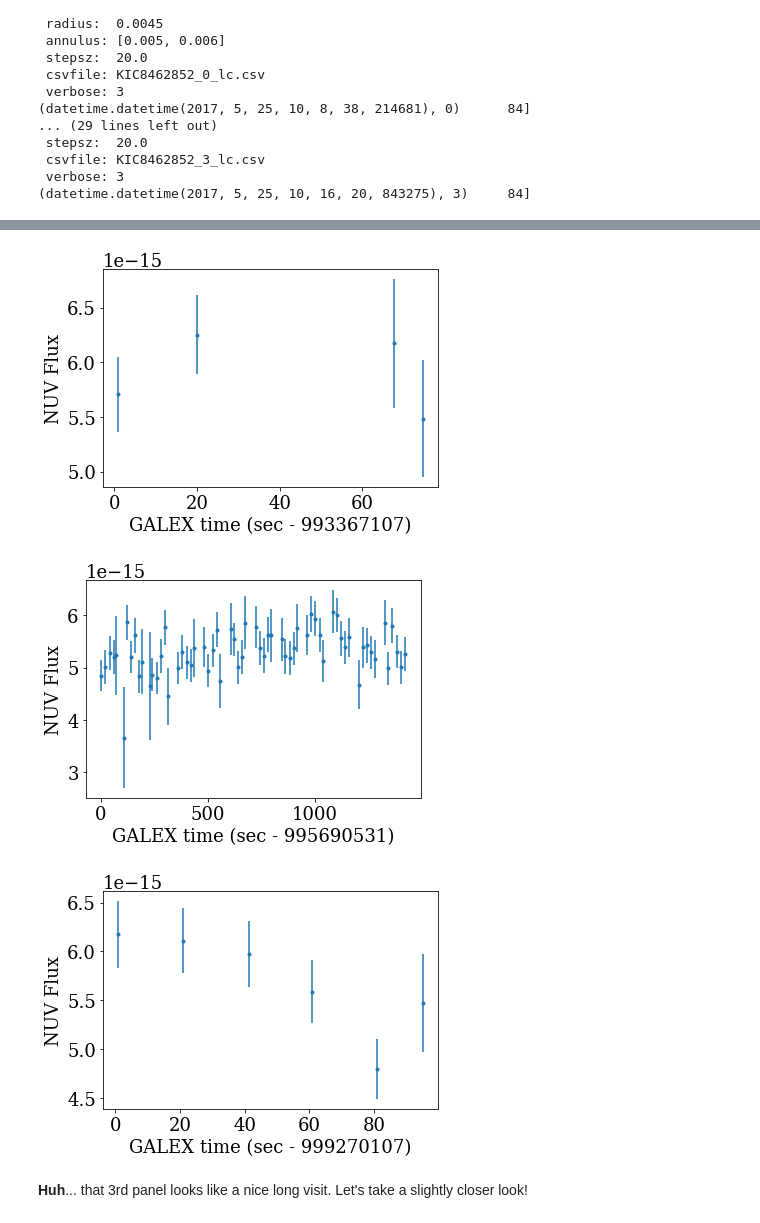
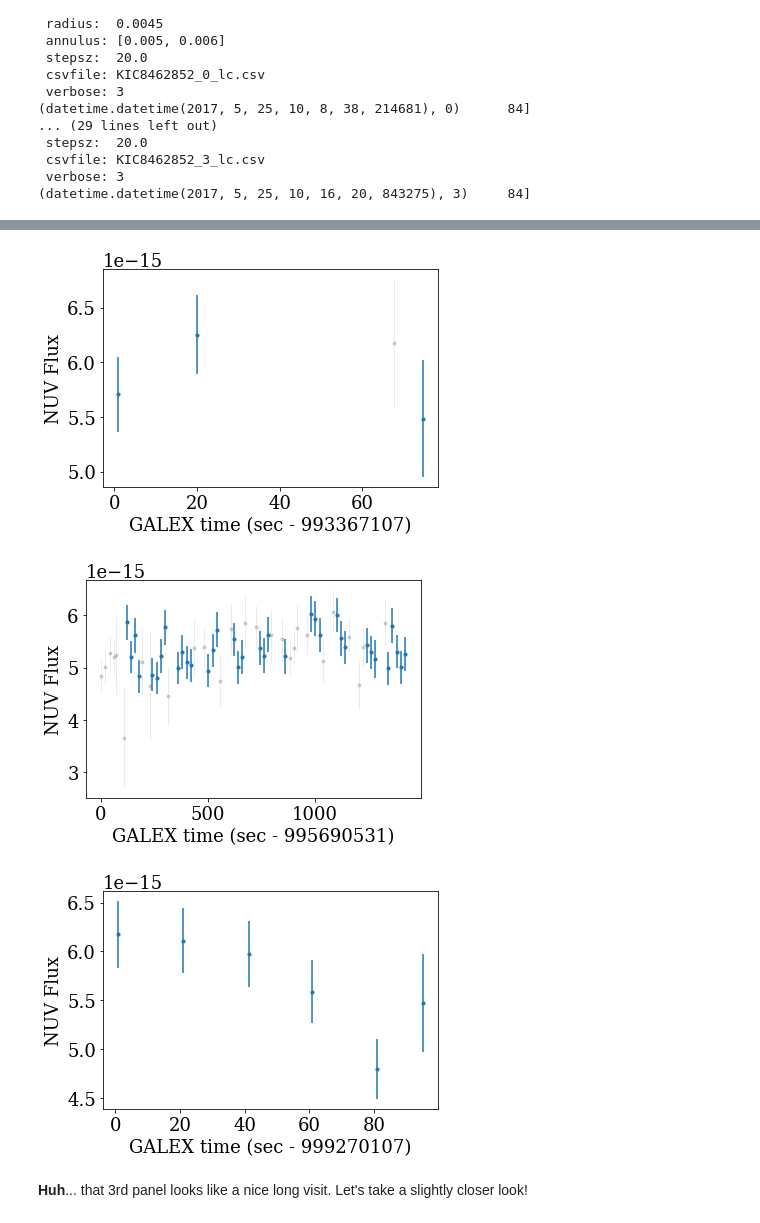
Before and after one commit to jradavenport/GALEX_Boyajian, a Jupyter notebook: explore.ipynb, the cells around one changed output, grey strips where cells are left out. Saved outputs shown, nothing was run; the diff lists cells and outputs as text; code cells hidden in the pictures.

```diff
--- a/explore.ipynb
+++ b/explore.ipynb
@@ -108,8 +108,12 @@ for k in range(len(exp_data['NUV']['t0'])):
     mag_big = np.append(mag_big, data['mag'])
 
     t0k = int(data['t_mean'][0])
+    flg0 = np.where((data['flags'] == 0))[0]
     plt.figure()
-    plt.errorbar(data['t_mean'] - t0k, data['flux_bgsub'], yerr=data['flux_bgsub_err'], marker='.', linestyle='none')
+    plt.errorbar(data['t_mean'] - t0k, data['flux_bgsub'], yerr=data['flux_bgsub_err'],
+             marker='.', linestyle='none', c='grey', alpha=0.3, lw=0.5)
+    plt.errorbar(data['t_mean'][flg0] - t0k, data['flux_bgsub'][flg0], yerr=data['flux_bgsub_err'][flg0],
+             marker='.', linestyle='none')
     plt.xlabel('GALEX time (sec - '+str(t0k)+')')
     plt.ylabel('NUV Flux')
     plt.savefig(target+ '_' +str(k)+"_lc.png", dpi=150, bbox_inches='tight', pad_inches=0.25)
@@ -119,5 +123,5 @@ for k in range(len(exp_data['NUV']['t0'])):
-[figure, old version]
+[figure, new version]
-[figure, old version]
+[figure, new version]
 [figure]
 # %% [markdown]
 **Huh**... that 3rd panel looks like a nice long visit. Let's take a slightly closer look!
```
Also changed, not shown: parts of 5 cells of this notebook, 1 other file.
